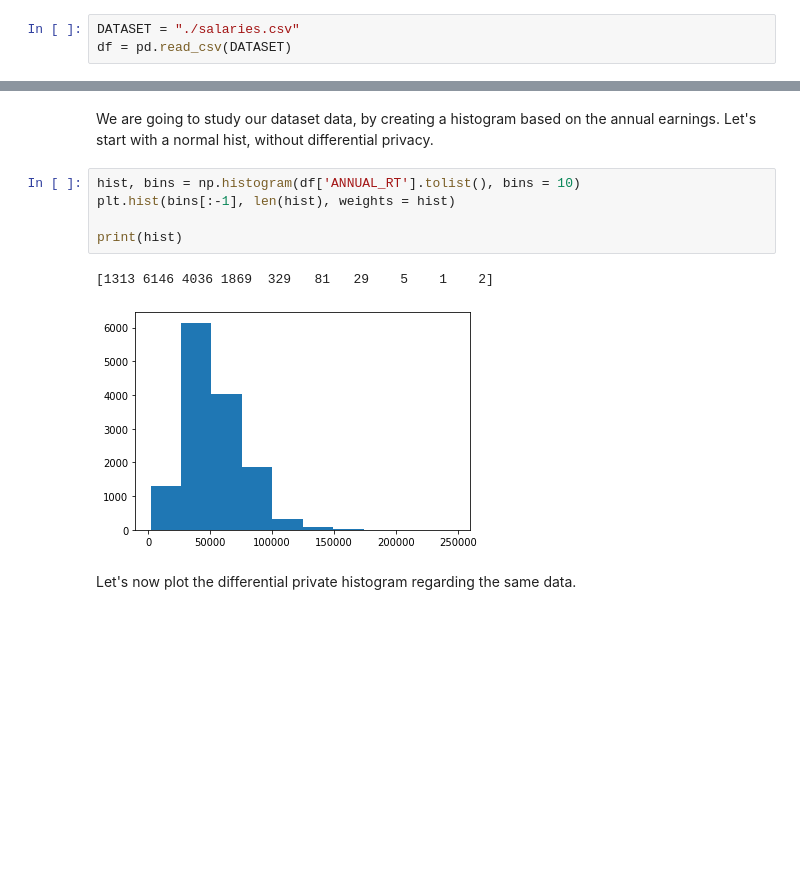
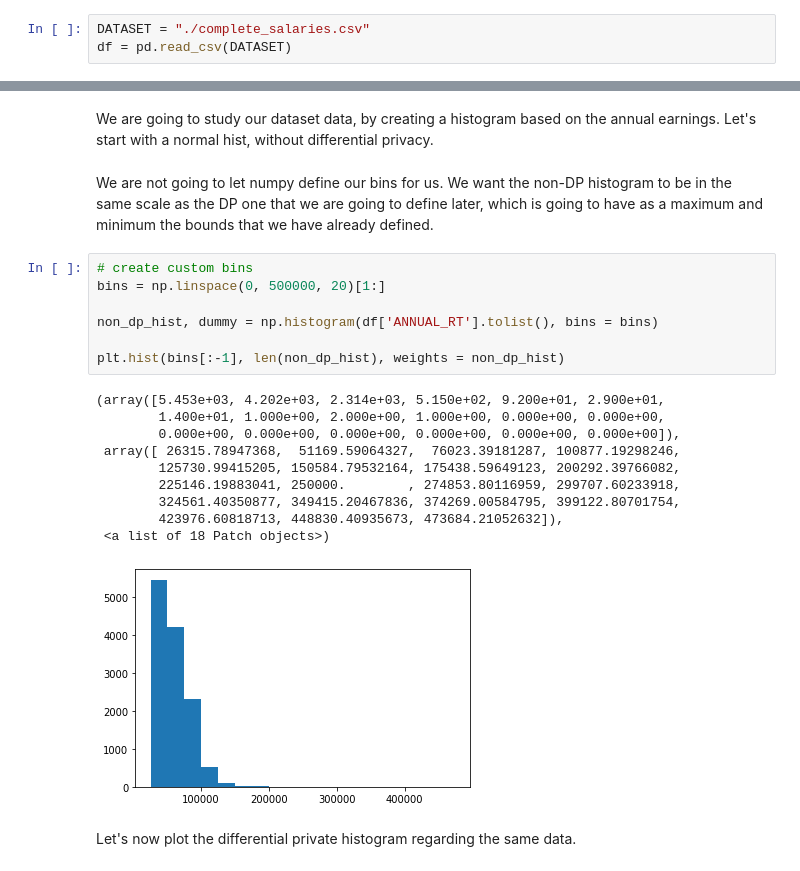
Before and after one commit to nikosgalanis/local-dp-protocols, a Jupyter notebook: ibm_lib_work/histograms.ipynb, the cells around one changed output, grey strips where cells are left out. Drawn from its saved outputs; the diff is of its cells as text; blank space fills up the shorter version.

Commit message:
Changed the problems that came up during the meeting(epsilon + hists)

```diff
--- a/ibm_lib_work/histograms.ipynb
+++ b/ibm_lib_work/histograms.ipynb
@@ -28,7 +28,7 @@ import matplotlib.pyplot as plt
 # %% [markdown]
 ## Load the dataset
 # %%
-DATASET = "./salaries.csv"
+DATASET = "./complete_salaries.csv"
 df = pd.read_csv(DATASET)
 # %% [markdown]
 Let's take a look at the dataset info to see if everything is alright.
@@ -96,14 +126,26 @@ def accurate_histogram(input_list, bins, epsilon, bounds_range):
 ### Histogram on annual earnings
 # %% [markdown]
 We are going to study our dataset data, by creating a histogram based on the annual earnings. Let's start with a normal hist, without differential privacy.
+# %% [markdown]
+We are not going to let numpy define our bins for us. We want the non-DP histogram to be in the same scale as the DP one that we are going to define later, which is going to have as a maximum and minimum the bounds that we have already defined.
 # %%
-hist, bins = np.histogram(df['ANNUAL_RT'].tolist(), bins = 10)
-plt.hist(bins[:-1], len(hist), weights = hist)
+# create custom bins
+bins = np.linspace(0, 500000, 20)[1:]
 
-print(hist)
+non_dp_hist, dummy = np.histogram(df['ANNUAL_RT'].tolist(), bins = bins)
+
+plt.hist(bins[:-1], len(non_dp_hist), weights = non_dp_hist)
 # %% [output]
-[1313 6146 4036 1869  329   81   29    5    1    2]
+(array([5.453e+03, 4.202e+03, 2.314e+03, 5.150e+02, 9.200e+01, 2.900e+01,
+        1.400e+01, 1.000e+00, 2.000e+00, 1.000e+00, 0.000e+00, 0.000e+00,
+        0.000e+00, 0.000e+00, 0.000e+00, 0.000e+00, 0.000e+00, 0.000e+00]),
+ array([ 26315.78947368,  51169.59064327,  76023.39181287, 100877.19298246,
+        125730.99415205, 150584.79532164, 175438.59649123, 200292.39766082,
+        225146.19883041, 250000.        , 274853.80116959, 299707.60233918,
+        324561.40350877, 349415.20467836, 374269.00584795, 399122.80701754,
+        423976.60818713, 448830.40935673, 473684.21052632]),
+ <a list of 18 Patch objects>)
-[figure, old version]
+[figure, new version]
 # %% [markdown]
 Let's now plot the differential private histogram regarding the same data.
 # %%
```
Also changed, not shown: parts of 29 cells of this notebook, 1 other file.
